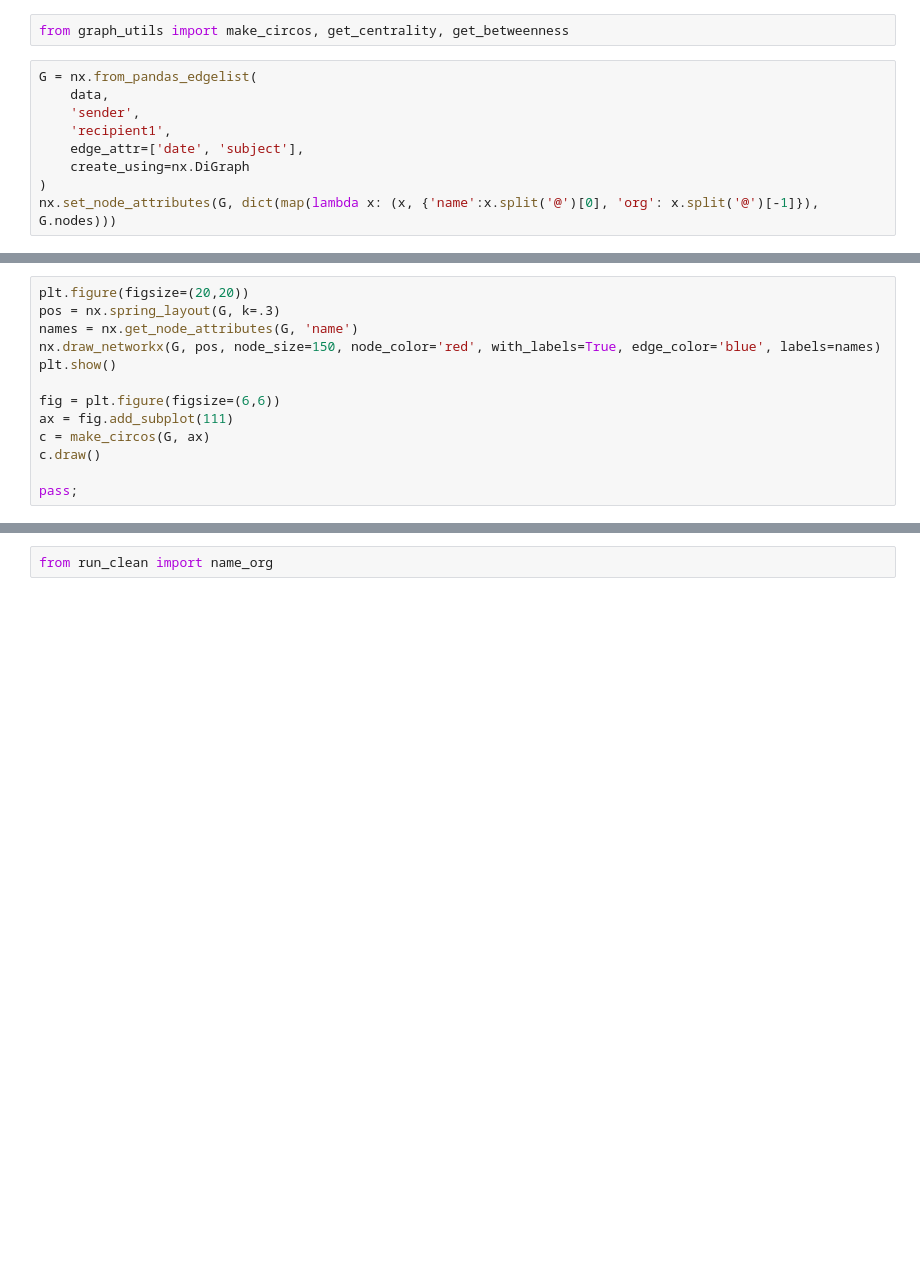
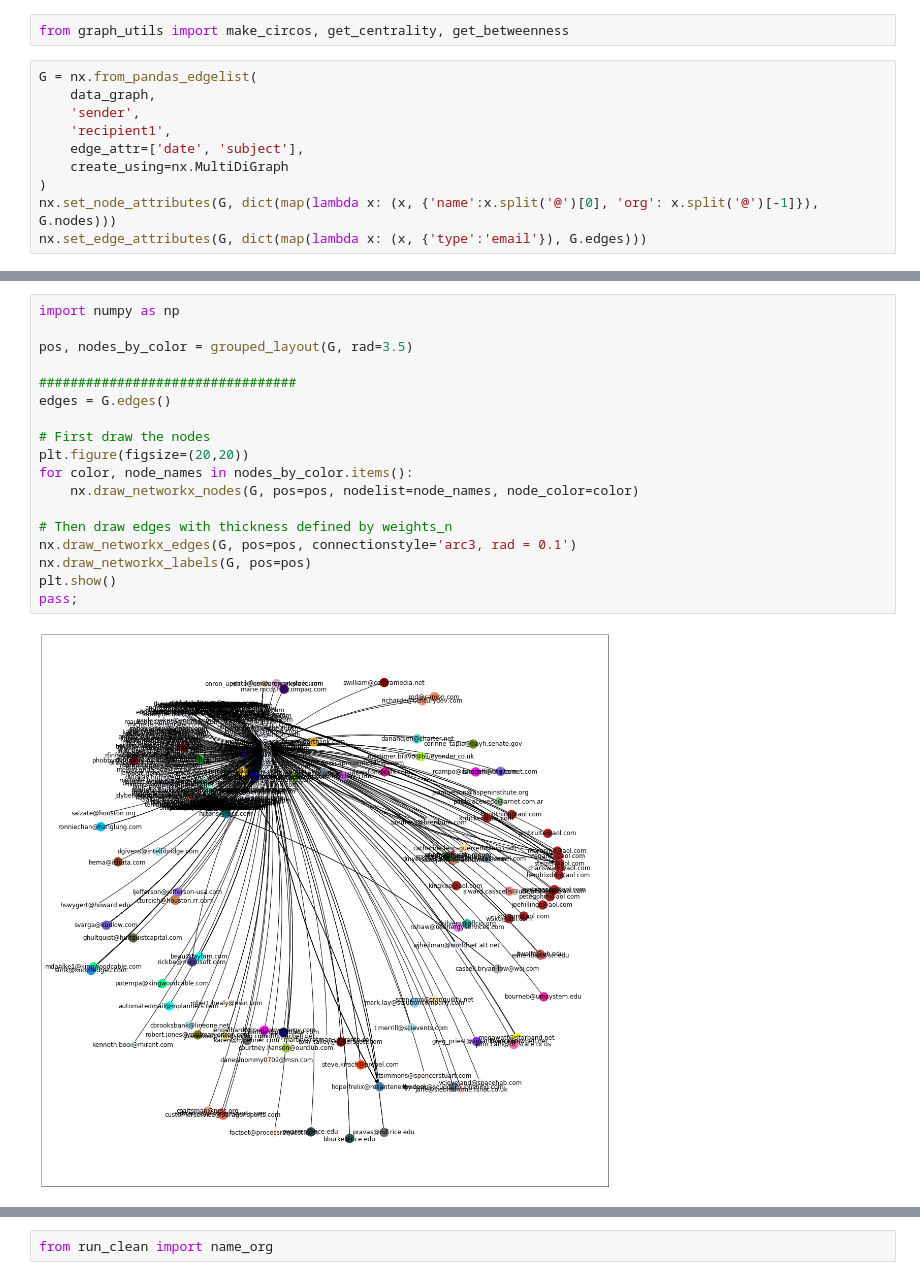
Before and after one commit to q1park/enron-emails, a Jupyter notebook: Example.ipynb, the cells around one changed output, grey strips where cells are left out. Drawn from its saved outputs; the diff is of its cells as text; blank space fills up the shorter version.

```diff
--- a/Example.ipynb
+++ b/Example.ipynb
@@ -112,10 +709,11 @@ search_emails
 from graph_utils import make_circos, get_centrality, get_betweenness
 # %%
 G = nx.from_pandas_edgelist(
-    data,
+    data_graph,
     'sender',
     'recipient1',
     edge_attr=['date', 'subject'],
-    create_using=nx.DiGraph
+    create_using=nx.MultiDiGraph
 )
 nx.set_node_attributes(G, dict(map(lambda x: (x, {'name':x.split('@')[0], 'org': x.split('@')[-1]}), G.nodes)))
+nx.set_edge_attributes(G, dict(map(lambda x: (x, {'type':'email'}), G.edges)))
@@ -130,13 +719,0 @@ test
-# %%
-plt.figure(figsize=(20,20))
-pos = nx.spring_layout(G, k=.3)
-names = nx.get_node_attributes(G, 'name')
-nx.draw_networkx(G, pos, node_size=150, node_color='red', with_labels=True, edge_color='blue', labels=names)
-plt.show()
-
-fig = plt.figure(figsize=(6,6))
-ax = fig.add_subplot(111)
-c = make_circos(G, ax)
-c.draw()
-
-pass;
@@ -146,0 +794,20 @@ pass;
+# %%
+import numpy as np
+
+pos, nodes_by_color = grouped_layout(G, rad=3.5)
+
+#################################
+edges = G.edges()
+
+# First draw the nodes
+plt.figure(figsize=(20,20))
+for color, node_names in nodes_by_color.items():
+    nx.draw_networkx_nodes(G, pos=pos, nodelist=node_names, node_color=color)
+
+# Then draw edges with thickness defined by weights_n
+nx.draw_networkx_edges(G, pos=pos, connectionstyle='arc3, rad = 0.1')
+nx.draw_networkx_labels(G, pos=pos)
+plt.show()
+pass;
+# %% [output]
+[figure, added]
```
Also changed, not shown: parts of 104 cells of this notebook, 11 other files.
